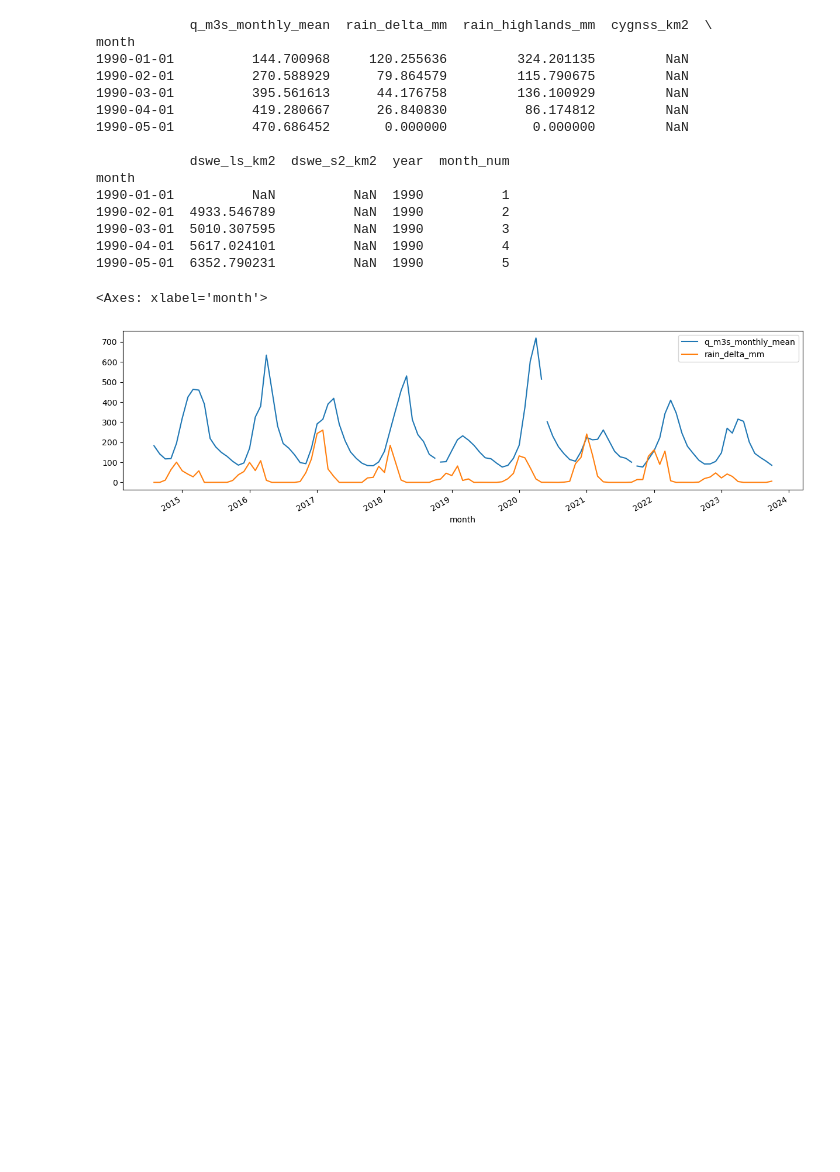
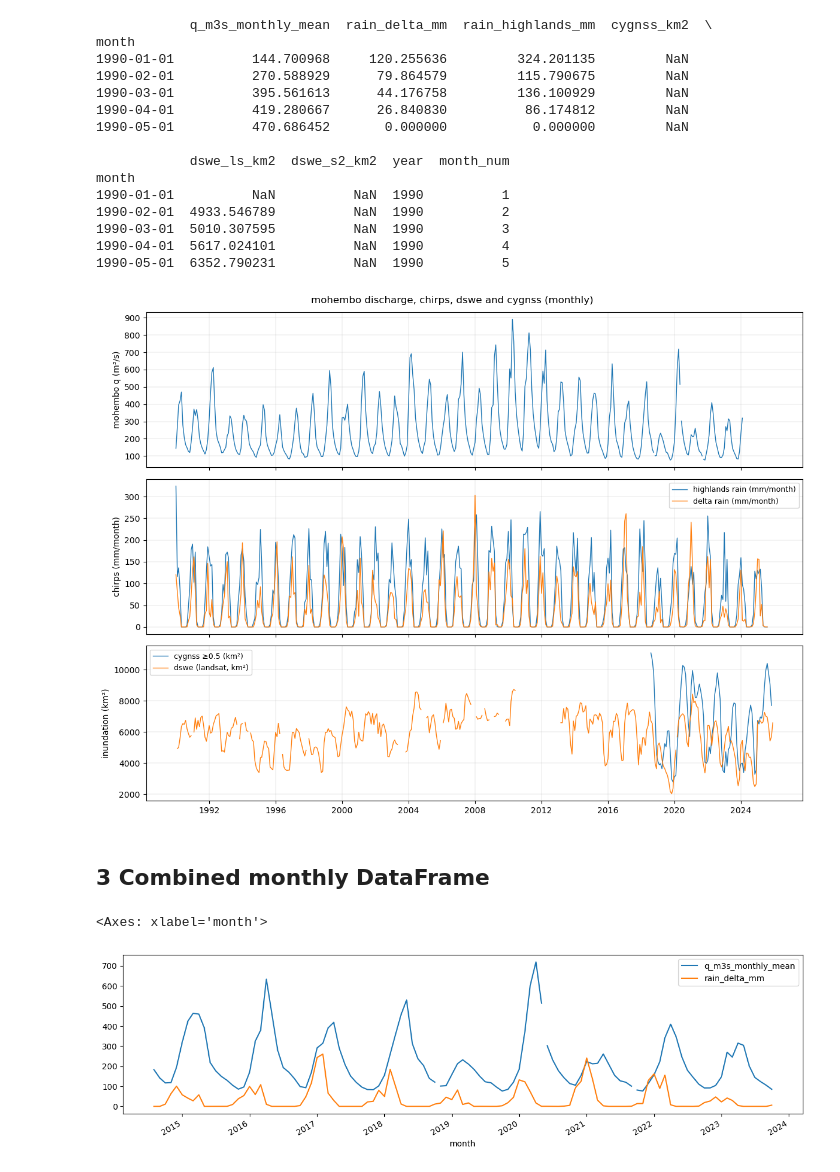
Before and after one commit to octavia-crompton/dswe-inman-lyons, a Jupyter notebook: notebooks/Mohembo time series.ipynb, the cells around one changed output. Cells and saved outputs as stored; diff of their text form; code cells hidden in the pictures; blank space fills up the shorter version.

```diff
--- a/notebooks/Mohembo time series.ipynb
+++ b/notebooks/Mohembo time series.ipynb
@@ -437,6 +412,44 @@ df_combined[cols] = df_combined[cols].interpolate(
 # (optional) re-derive convenience cols if you want them to stay consistent after asfreq
 df_combined["year"] = df_combined.index.year
 df_combined["month_num"] = df_combined.index.month
+# %%
+# drop-in: limit everything to 1990+ (monthly index is the first of each month)
+start = pd.Timestamp("1990-01-01")
+
+df_1990 = df_combined.loc[df_combined.index >= start].copy()
+
+fig, axes = plt.subplots(3, 1, figsize=(12, 9), sharex=True)
+
+ax = axes[0]
+ax.plot(df_1990.index, df_1990["q_m3s_monthly_mean"], linewidth=1.0)
+ax.set_ylabel("mohembo q (m³/s)")
+ax.grid(True, linewidth=0.2)
+
+ax = axes[1]
+if "rain_highlands_mm" in df_1990.columns:
+    ax.plot(df_1990.index, df_1990["rain_highlands_mm"], linewidth=1.0, label="highlands rain (mm/month)")
+if "rain_delta_mm" in df_1990.columns:
+    ax.plot(df_1990.index, df_1990["rain_delta_mm"], linewidth=1.0, label="delta rain (mm/month)")
+ax.set_ylabel("chirps (mm/month)")
+ax.legend(loc="best", fontsize=9)
+ax.grid(True, linewidth=0.2)
+
+ax = axes[2]
+if "cygnss_km2" in df_1990.columns:
+    ax.plot(df_1990.index, df_1990["cygnss_km2"], linewidth=1.0, label=f"cygnss ≥{cygnss_threshold} (km²)")
+if "dswe_ls_km2" in df_1990.columns:
+    ax.plot(df_1990.index, df_1990["dswe_ls_km2"], linewidth=1.0, label="dswe (landsat, km²)")
+ax.set_ylabel("inundation (km²)")
+ax.legend(loc="best", fontsize=9)
+ax.grid(True, linewidth=0.2)
+
+fig.suptitle("mohembo discharge, chirps, dswe and cygnss (monthly)", y=0.98)
+plt.tight_layout()
+plt.show()
+# %% [output]
+[figure, added]
+# %% [markdown]
+## 3  Combined monthly DataFrame
 # %%
 plt.figure(figsize = (15, 4))
 df_combined[['q_m3s_monthly_mean', 'rain_delta_mm']][-400:-100].plot(ax= plt.gca())
```
Also changed, not shown: parts of 27 cells of this notebook, 54 other files.
